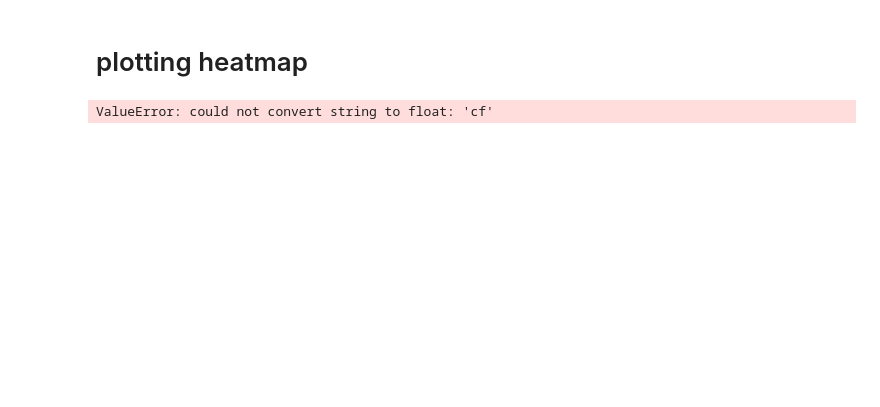
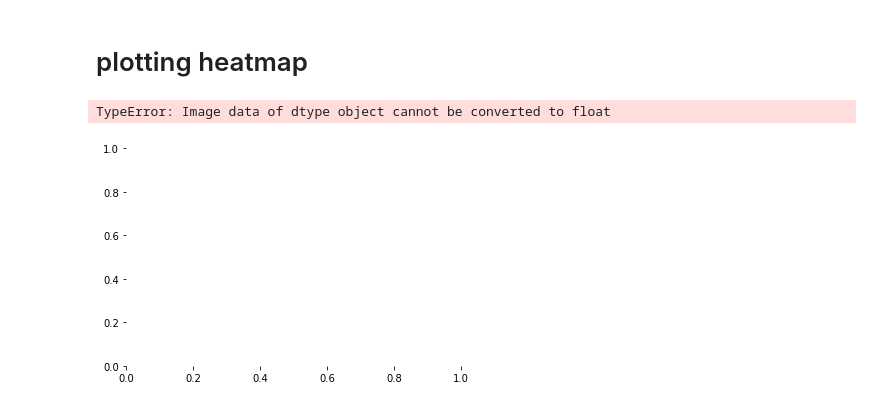
Before and after one commit to kanndil/Loan_Default_Predictor, a Jupyter notebook: code/cleaning.ipynb, the cells around one changed output. Drawn from its saved outputs; the diff is of its cells as text; code cells hidden in the pictures; blank space fills up the shorter version.

```diff
--- a/code/cleaning.ipynb
+++ b/code/cleaning.ipynb
@@ -74,6 +97,8 @@ table.loc[0]
 # %% [markdown]
 # plotting heatmap
 # %%
-sns.heatmap(table)
+nupy_array=table.to_numpy()
+sns.heatmap(nupy_array, annot=True)
 # %% [output]
-ValueError: could not convert string to float: 'cf'
+TypeError: Image data of dtype object cannot be converted to float
+[figure, added]
```
Also changed, not shown: parts of 1 cell of this notebook.
